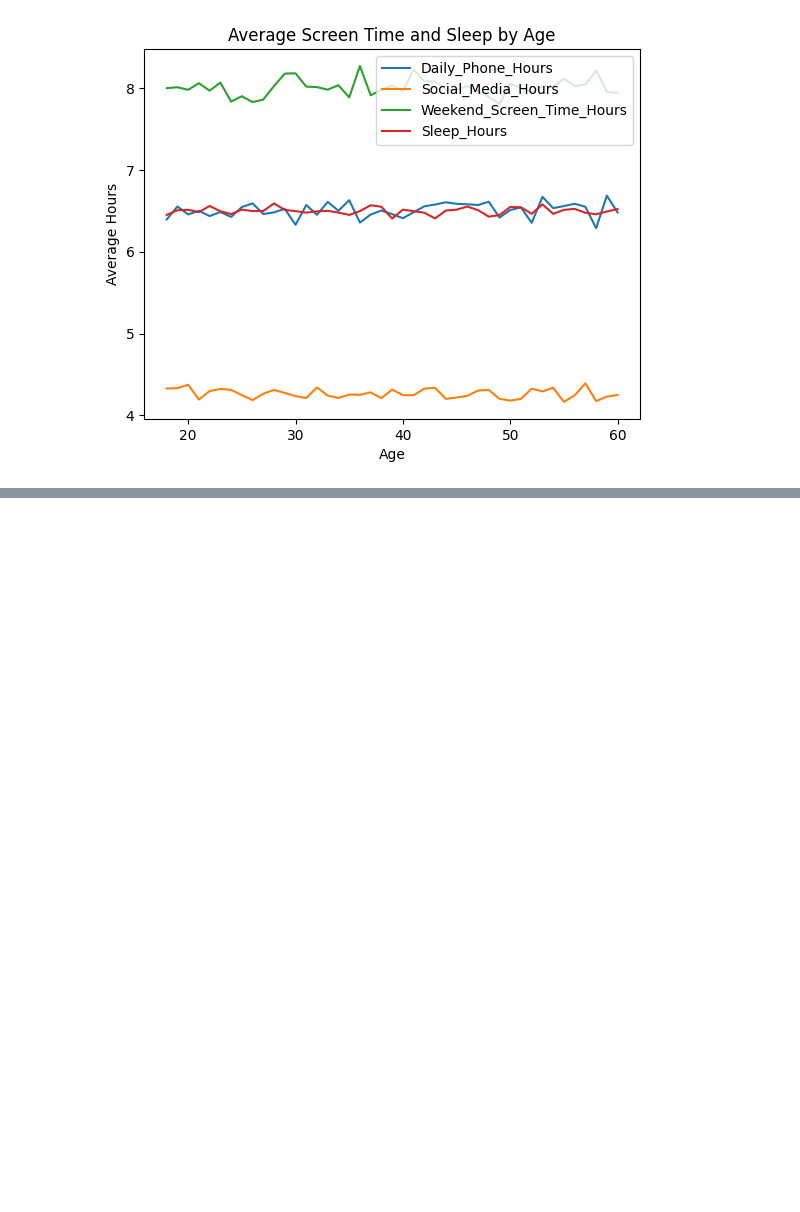
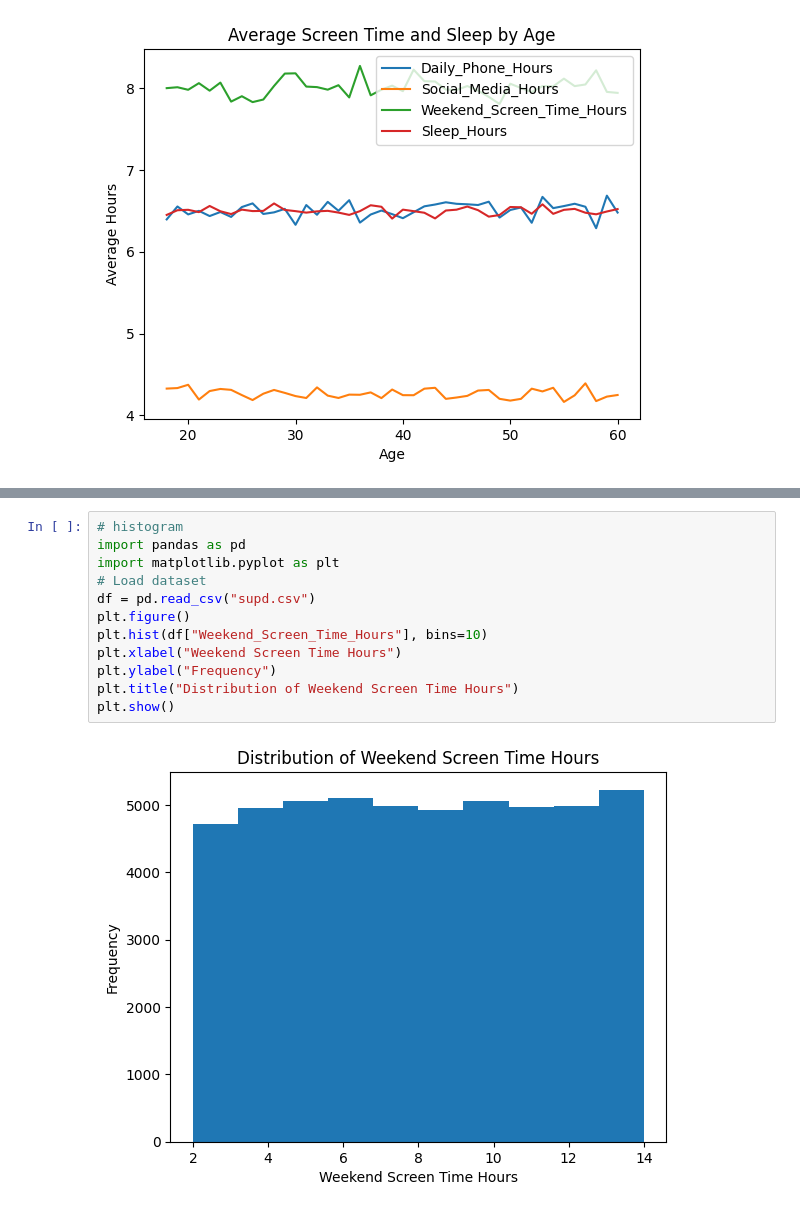
Before and after one commit to evil-dodo8144/dav-hands-on, a Jupyter notebook: lesson2.ipynb, the cells around one changed output, grey strips where cells are left out. Drawn from its saved outputs; the diff is of its cells as text; blank space fills up the shorter version.

```diff
--- a/lesson2.ipynb
+++ b/lesson2.ipynb
@@ -25,0 +97,14 @@ plt.show()
+# %%
+# histogram
+import pandas as pd
+import matplotlib.pyplot as plt
+# Load dataset
+df = pd.read_csv("supd.csv")
+plt.figure()
+plt.hist(df["Weekend_Screen_Time_Hours"], bins=10)
+plt.xlabel("Weekend Screen Time Hours")
+plt.ylabel("Frequency")
+plt.title("Distribution of Weekend Screen Time Hours")
+plt.show()
+# %% [output]
+[figure, added]
```
Also changed, not shown: parts of 7 cells of this notebook.
